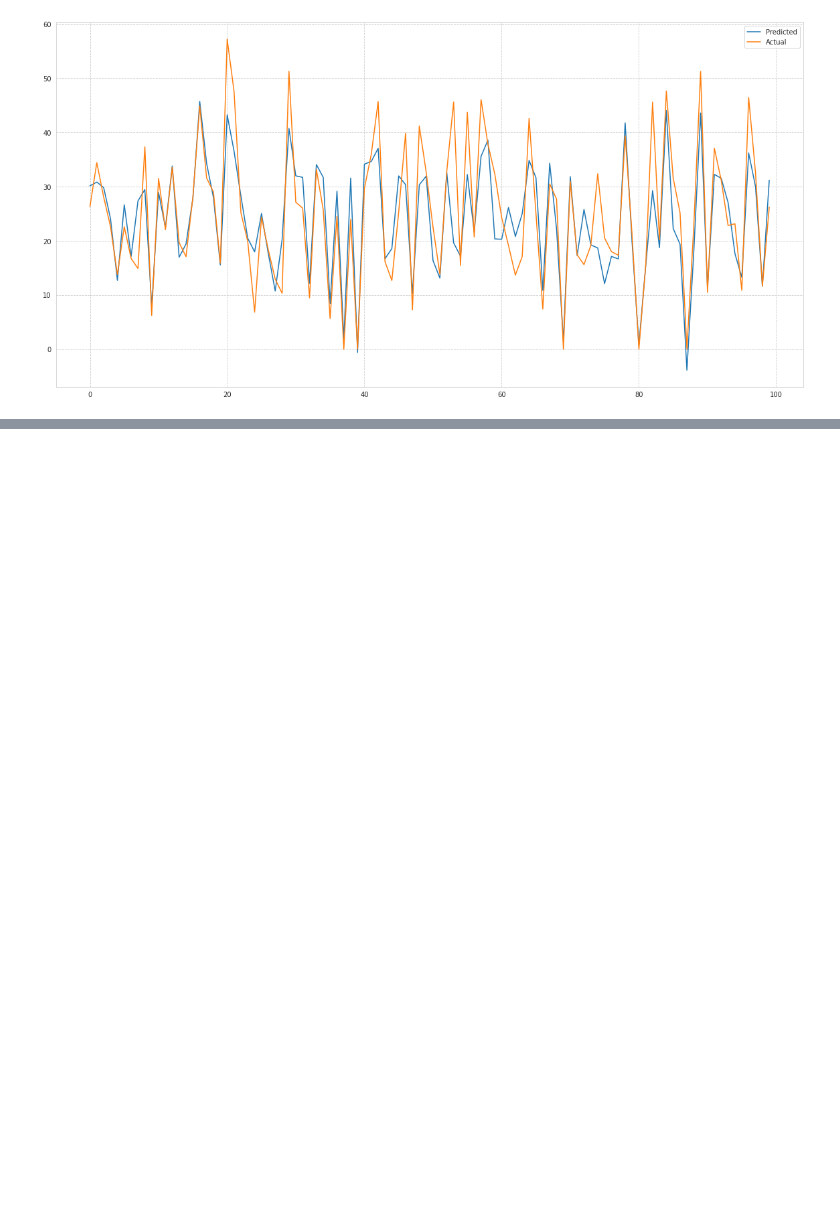
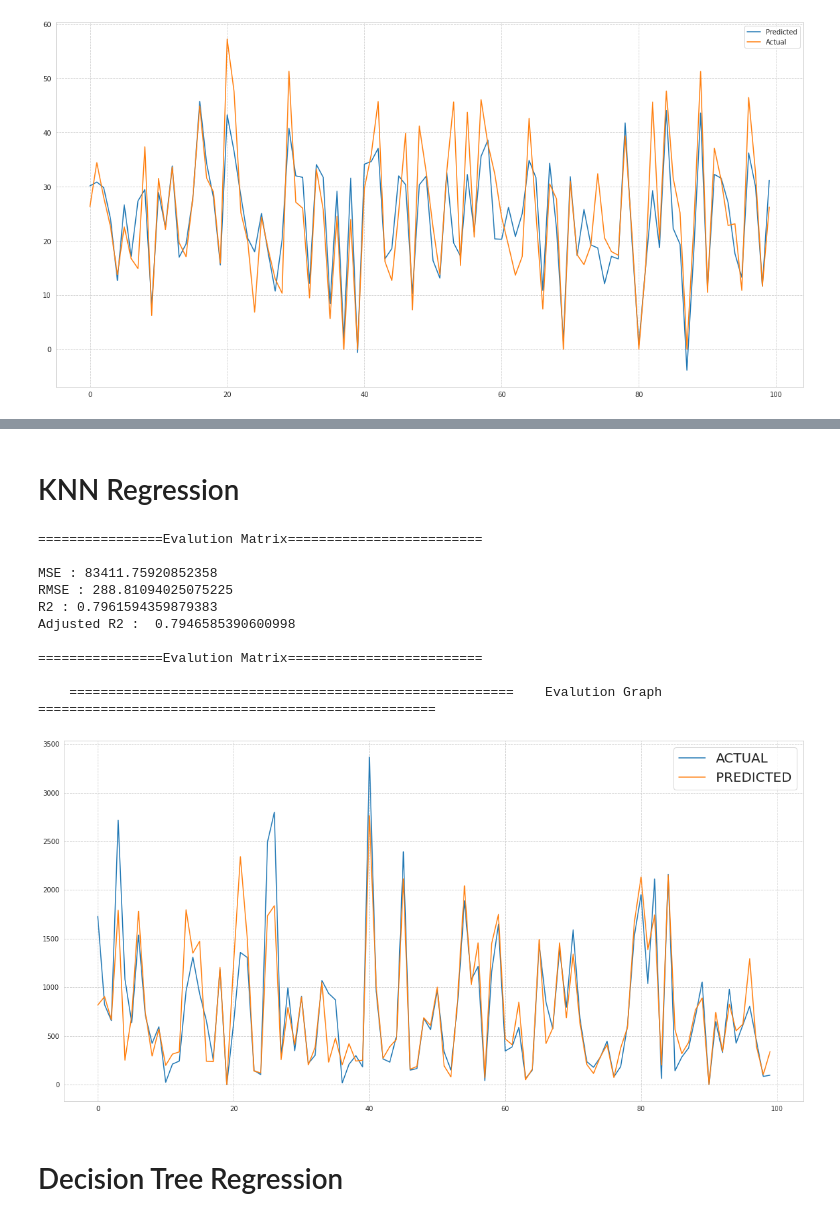
Before and after one commit to SURAJ0JAAT/Bike-Sharing-demand-Prediction-Regression, a Jupyter notebook: Bike_Sharing_Demand_Prediction_Capstone_Project.ipynb, the cells around one changed output, grey strips where cells are left out. Saved outputs shown, nothing was run; the diff lists cells and outputs as text; code cells hidden in the pictures; blank space fills up the shorter version.

Commit message:
After training regression models, adding some more tree based models and ensembles,  and concluding the project with evaluating all the models and final conclusions.

```diff
--- a/Bike_Sharing_Demand_Prediction_Capstone_Project.ipynb
+++ b/Bike_Sharing_Demand_Prediction_Capstone_Project.ipynb
@@ -776,0 +784,8 @@ Adjusted R2 :  0.7150538717102441
+# %%
+#creating y for dependent variable
+y=final_df['Rented Bike Count']
+# %%
+#spliting X and y to train and test data
+X_train, X_test, y_train, y_test = train_test_split(X, y, test_size=0.25, random_state=42)
+# %% [markdown]
+# KNN Regression
@@ -776,0 +796,31 @@ Adjusted R2 :  0.7150538717102441
+# %%
+#creating model
+scaler = MinMaxScaler()
+# %%
+#scaling all the feature by min max scaler
+X_train_scaled=scaler.fit_transform(X_train)
+X_test_scaled=scaler.transform(X_test)
+# %%
+# creating KNN model
+knn_model = KNeighborsRegressor(n_jobs=-1)
+
+# finding the best parameters for knn_model by gridsearchcv
+param_dict={'n_neighbors':[3,5,7,9,11,13,15,21,23,25]}
+knn_grid= GridSearchCV(knn_model,param_grid=param_dict)
+
+# training and evaluating the PolynomialFeatures
+run_model(knn_grid,X_train_scaled,y_train,X_test_scaled,y_test)
+# %% [output]
+================Evalution Matrix=========================
+
+MSE : 83411.75920852358
+RMSE : 288.81094025075225
+R2 : 0.7961594359879383
+Adjusted R2 :  0.7946585390600998
+
+================Evalution Matrix=========================
+
+    =========================================================    Evalution Graph    ===================================================
+[figure, added]
+# %% [markdown]
+# Decision Tree Regression
```
Also changed, not shown: parts of 56 cells of this notebook.
